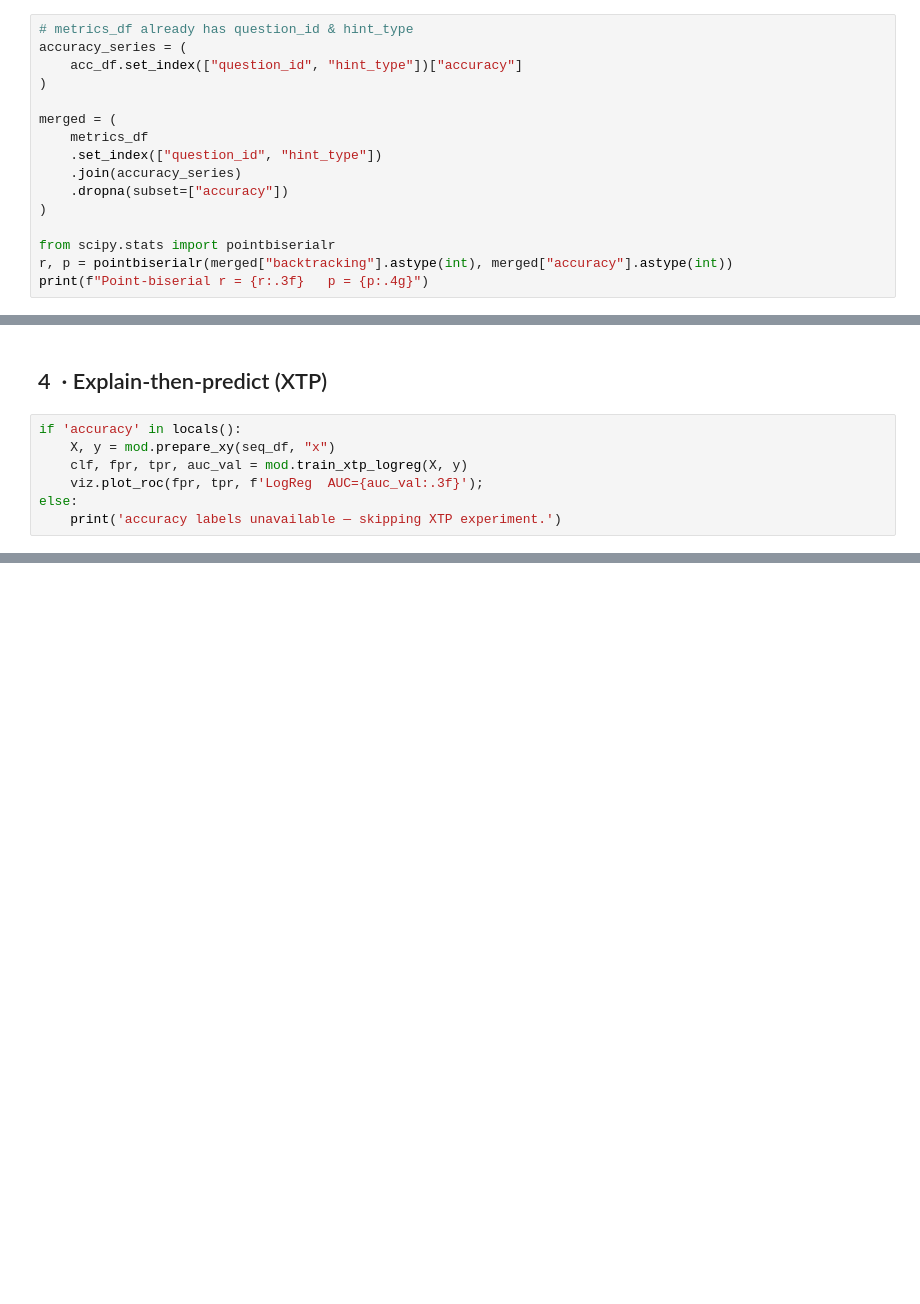
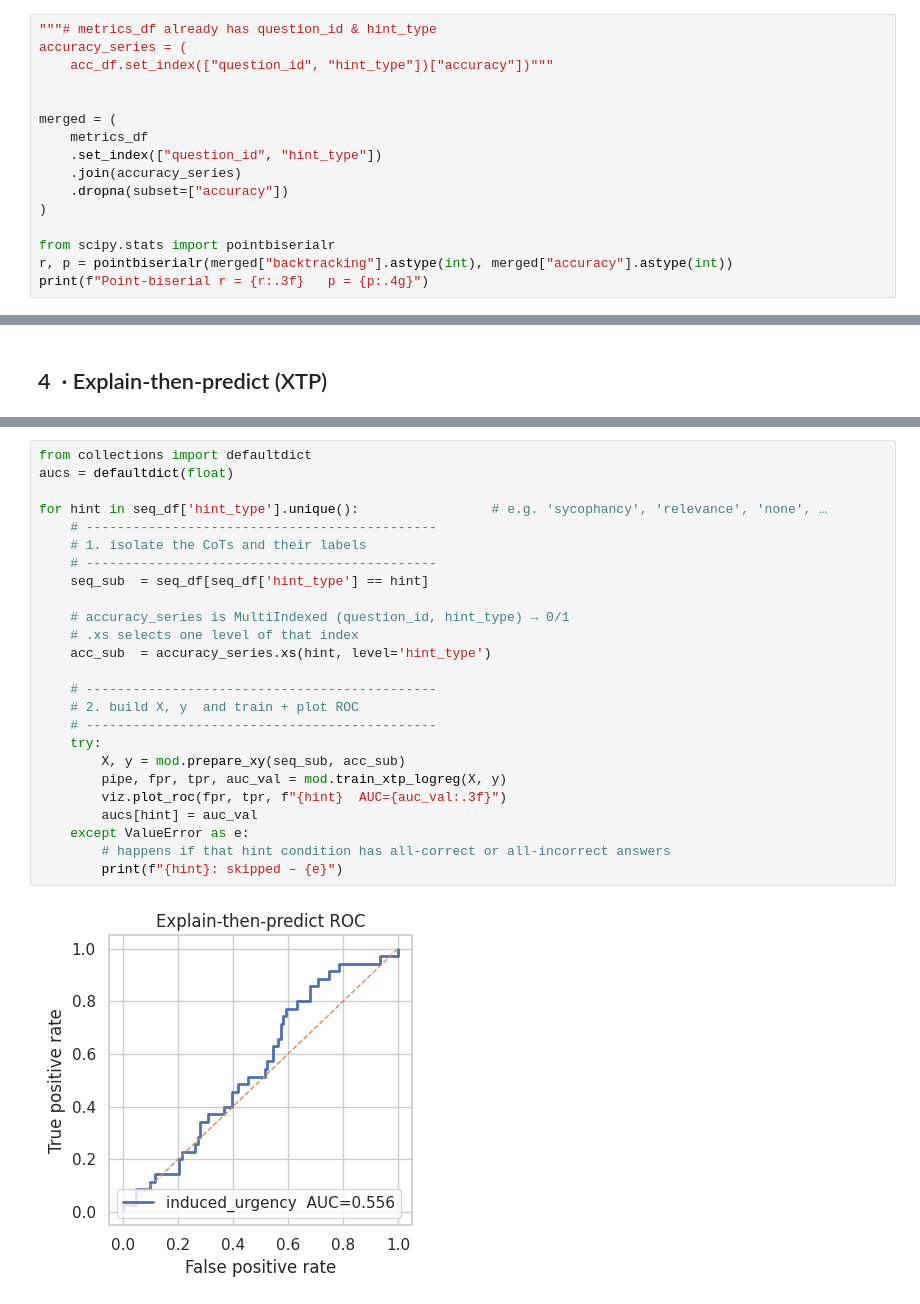
Before and after one commit to anton-npv/CoTFaithChecker, a Jupyter notebook: notebooks/g_direct2.ipynb, the cells around one changed output, grey strips where cells are left out. Cells and saved outputs as stored; diff of their text form; blank space fills up the shorter version.

```diff
--- a/notebooks/g_direct2.ipynb
+++ b/notebooks/g_direct2.ipynb
@@ -93,8 +104,8 @@ display(acc_df.head())
 # %%
-# metrics_df already has question_id & hint_type
+"""# metrics_df already has question_id & hint_type
 accuracy_series = (
-    acc_df.set_index(["question_id", "hint_type"])["accuracy"]
-)
+    acc_df.set_index(["question_id", "hint_type"])["accuracy"])"""
+
 
 merged = (
     metrics_df
@@ -116,9 +122,2 @@ viz.plot_roc(fpr, tpr, f"LogReg  AUC={auc_val:.3f}");
 # %% [markdown]
 ## 4  · Explain‑then‑predict (XTP)
-# %%
-if 'accuracy' in locals():
-    X, y = mod.prepare_xy(seq_df, "x")
-    clf, fpr, tpr, auc_val = mod.train_xtp_logreg(X, y)
-    viz.plot_roc(fpr, tpr, f'LogReg  AUC={auc_val:.3f}');
-else:
-    print('accuracy labels unavailable — skipping XTP experiment.')
@@ -132,0 +145,27 @@ accuracy labels unavailable — skipping XTP experiment.
+# %%
+from collections import defaultdict
+aucs = defaultdict(float)
+
+for hint in seq_df['hint_type'].unique():                 # e.g. 'sycophancy', 'relevance', 'none', …
+    # ---------------------------------------------
+    # 1. isolate the CoTs and their labels
+    # ---------------------------------------------
+    seq_sub  = seq_df[seq_df['hint_type'] == hint]
+
+    # accuracy_series is MultiIndexed (question_id, hint_type) → 0/1
+    # .xs selects one level of that index
+    acc_sub  = accuracy_series.xs(hint, level='hint_type')
+
+    # ---------------------------------------------
+    # 2. build X, y  and train + plot ROC
+    # ---------------------------------------------
+    try:
+        X, y = mod.prepare_xy(seq_sub, acc_sub)
+        pipe, fpr, tpr, auc_val = mod.train_xtp_logreg(X, y)
+        viz.plot_roc(fpr, tpr, f"{hint}  AUC={auc_val:.3f}")
+        aucs[hint] = auc_val
+    except ValueError as e:
+        # happens if that hint condition has all-correct or all-incorrect answers
+        print(f"{hint}: skipped – {e}")
+# %% [output]
+[figure, added]
```
Also changed, not shown: parts of 17 cells of this notebook, 5 other files.
